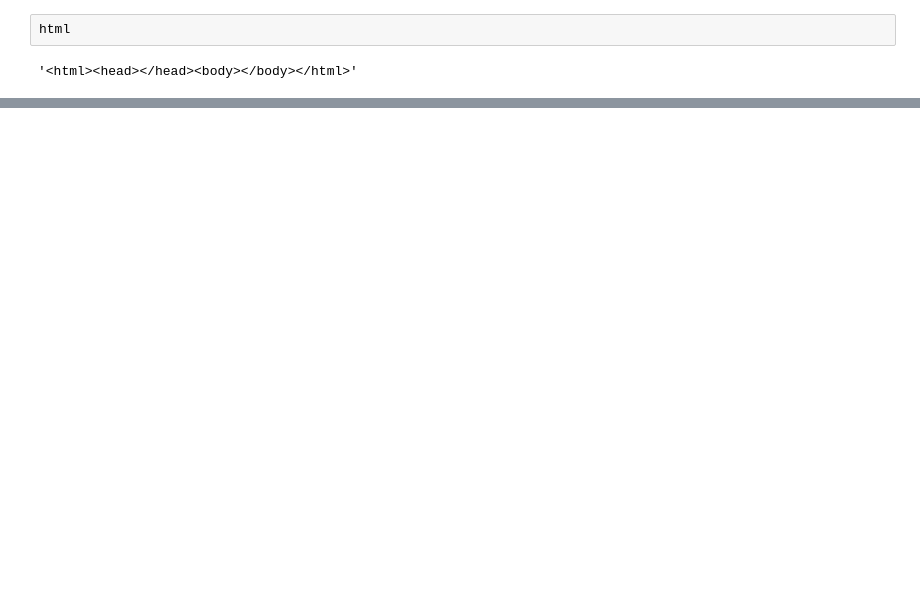
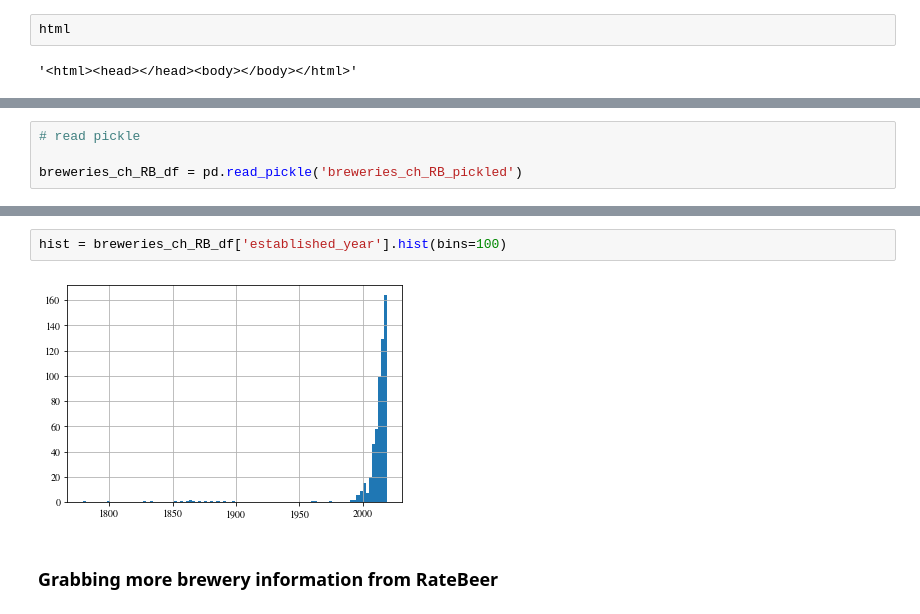
Before and after one commit to nrbernier/swiss-beer-map, a Jupyter notebook: swiss-beer-map.ipynb, the cells around one changed output, grey strips where cells are left out. Saved outputs shown, nothing was run; the diff lists cells and outputs as text; blank space fills up the shorter version.

```diff
--- a/swiss-beer-map.ipynb
+++ b/swiss-beer-map.ipynb
@@ -736,0 +885,4 @@ https://www.ratebeer.com/search?q=Fri-Mousse&tab=brewer
+# %%
+# read pickle
+
+breweries_ch_RB_df = pd.read_pickle('breweries_ch_RB_pickled')
@@ -736,0 +905,6 @@ https://www.ratebeer.com/search?q=Fri-Mousse&tab=brewer
+# %%
+hist = breweries_ch_RB_df['established_year'].hist(bins=100)
+# %% [output]
+[figure, added]
+# %% [markdown]
+### Grabbing more brewery information from RateBeer
```
Also changed, not shown: parts of 33 cells of this notebook.
